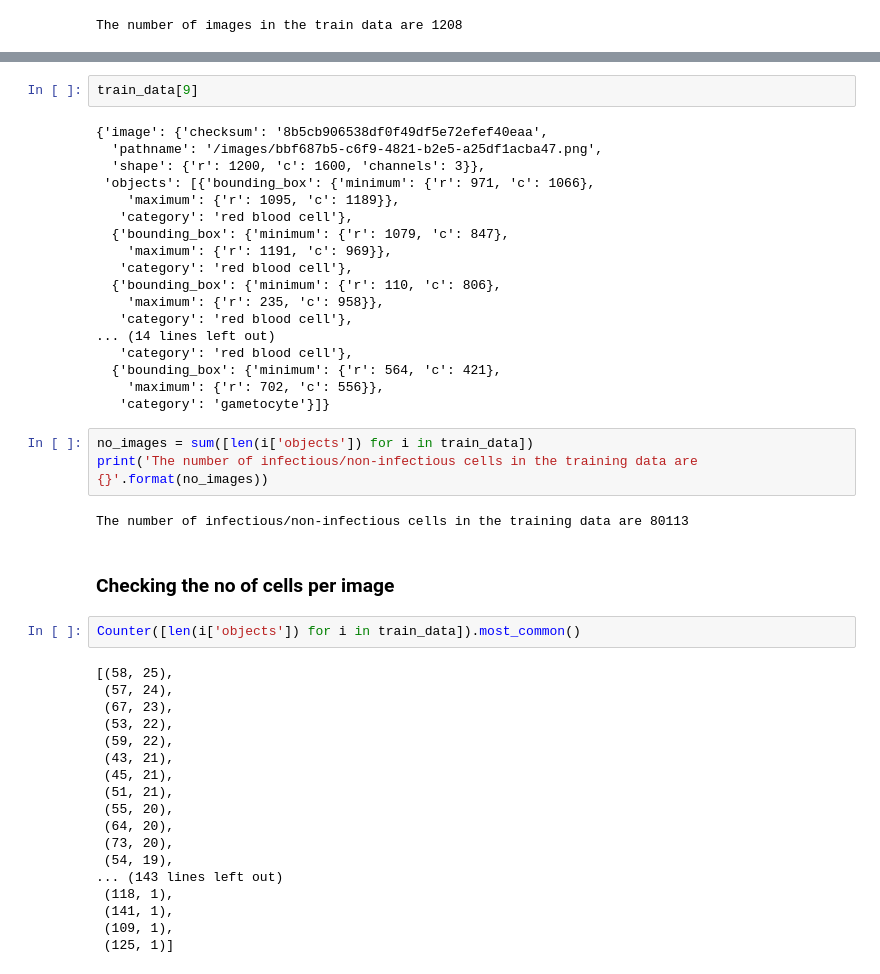
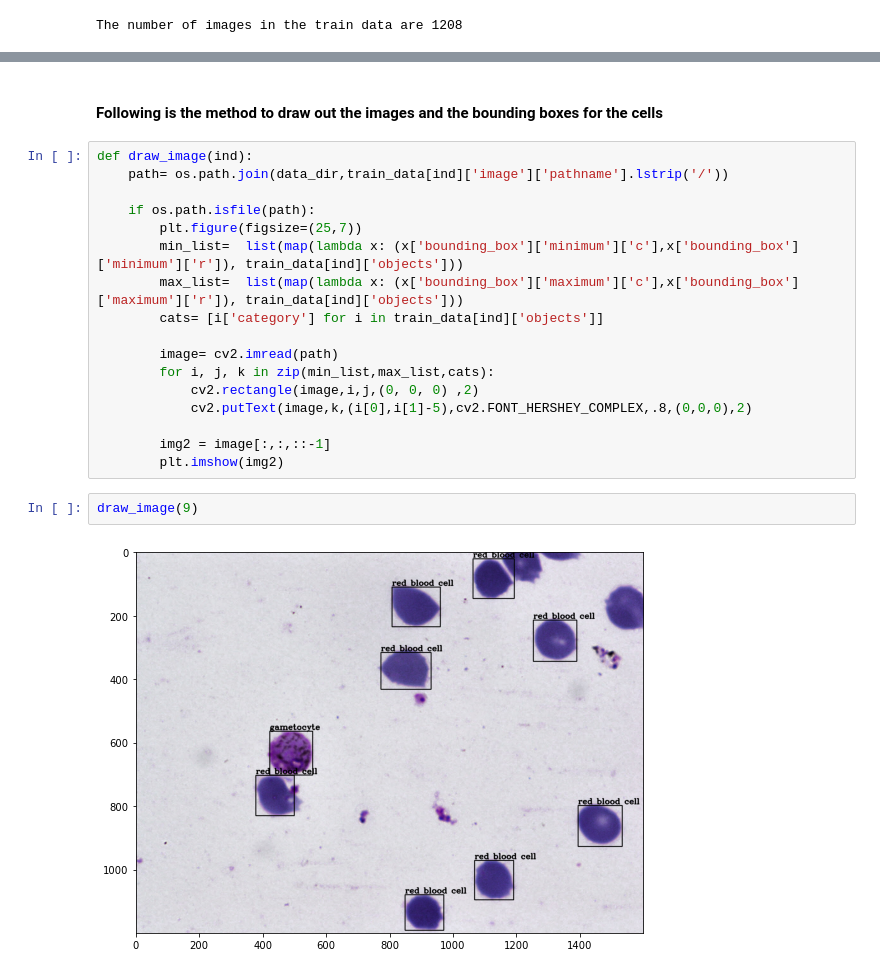
Before and after one commit to shraddhazpy/YOLOv3ByMe, a Jupyter notebook: notebooks/Dataset EDA.ipynb, the cells around one changed output, grey strips where cells are left out. Drawn from its saved outputs; the diff is of its cells as text.

```diff
--- a/notebooks/Dataset EDA.ipynb
+++ b/notebooks/Dataset EDA.ipynb
@@ -70,47 +233,23 @@ The number of images in the train data are 1208
+# %% [markdown]
+#### Following is the method to draw out the images and the bounding boxes for the cells
+# %%
+def draw_image(ind):
+    path= os.path.join(data_dir,train_data[ind]['image']['pathname'].lstrip('/'))
+
+    if os.path.isfile(path):
+        plt.figure(figsize=(25,7))
+        min_list=  list(map(lambda x: (x['bounding_box']['minimum']['c'],x['bounding_box']['minimum']['r']), train_data[ind]['objects']))
+        max_list=  list(map(lambda x: (x['bounding_box']['maximum']['c'],x['bounding_box']['maximum']['r']), train_data[ind]['objects']))
+        cats= [i['category'] for i in train_data[ind]['objects']]
+
+        image= cv2.imread(path)
+        for i, j, k in zip(min_list,max_list,cats):
+            cv2.rectangle(image,i,j,(0, 0, 0) ,2)
+            cv2.putText(image,k,(i[0],i[1]-5),cv2.FONT_HERSHEY_COMPLEX,.8,(0,0,0),2)
+
+        img2 = image[:,:,::-1]
+        plt.imshow(img2)
 # %%
-train_data[9]
+draw_image(9)
 # %% [output]
-{'image': {'checksum': '8b5cb906538df0f49df5e72efef40eaa',
-  'pathname': '/images/bbf687b5-c6f9-4821-b2e5-a25df1acba47.png',
-  'shape': {'r': 1200, 'c': 1600, 'channels': 3}},
- 'objects': [{'bounding_box': {'minimum': {'r': 971, 'c': 1066},
-    'maximum': {'r': 1095, 'c': 1189}},
-   'category': 'red blood cell'},
-  {'bounding_box': {'minimum': {'r': 1079, 'c': 847},
-    'maximum': {'r': 1191, 'c': 969}},
-   'category': 'red blood cell'},
-  {'bounding_box': {'minimum': {'r': 110, 'c': 806},
-    'maximum': {'r': 235, 'c': 958}},
-   'category': 'red blood cell'},
-... (14 lines left out)
-   'category': 'red blood cell'},
-  {'bounding_box': {'minimum': {'r': 564, 'c': 421},
-    'maximum': {'r': 702, 'c': 556}},
-   'category': 'gametocyte'}]}
+[figure, added]
-# %%
-no_images = sum([len(i['objects']) for i in train_data])
-print('The number of infectious/non-infectious cells in the training data are {}'.format(no_images))
-# %% [output]
-The number of infectious/non-infectious cells in the training data are 80113
-# %% [markdown]
-### Checking the no of cells per image
-# %%
-Counter([len(i['objects']) for i in train_data]).most_common()
-# %% [output]
-[(58, 25),
- (57, 24),
- (67, 23),
- (53, 22),
- (59, 22),
- (43, 21),
- (45, 21),
- (51, 21),
- (55, 20),
- (64, 20),
- (73, 20),
- (54, 19),
-... (143 lines left out)
- (118, 1),
- (141, 1),
- (109, 1),
- (125, 1)]
```
Also changed, not shown: parts of 33 cells of this notebook.
